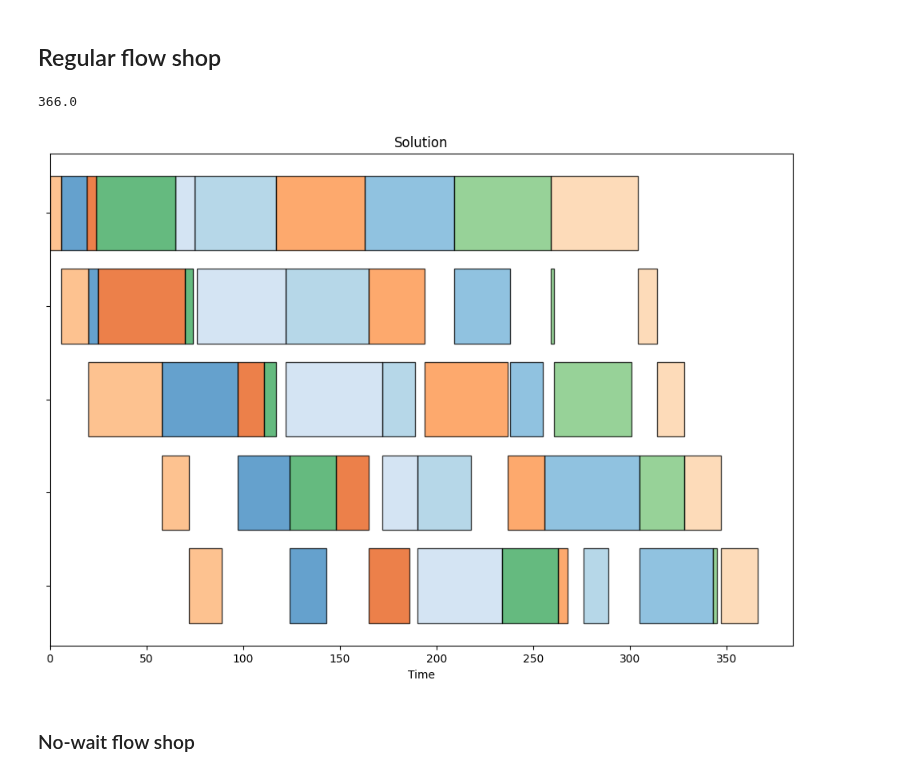
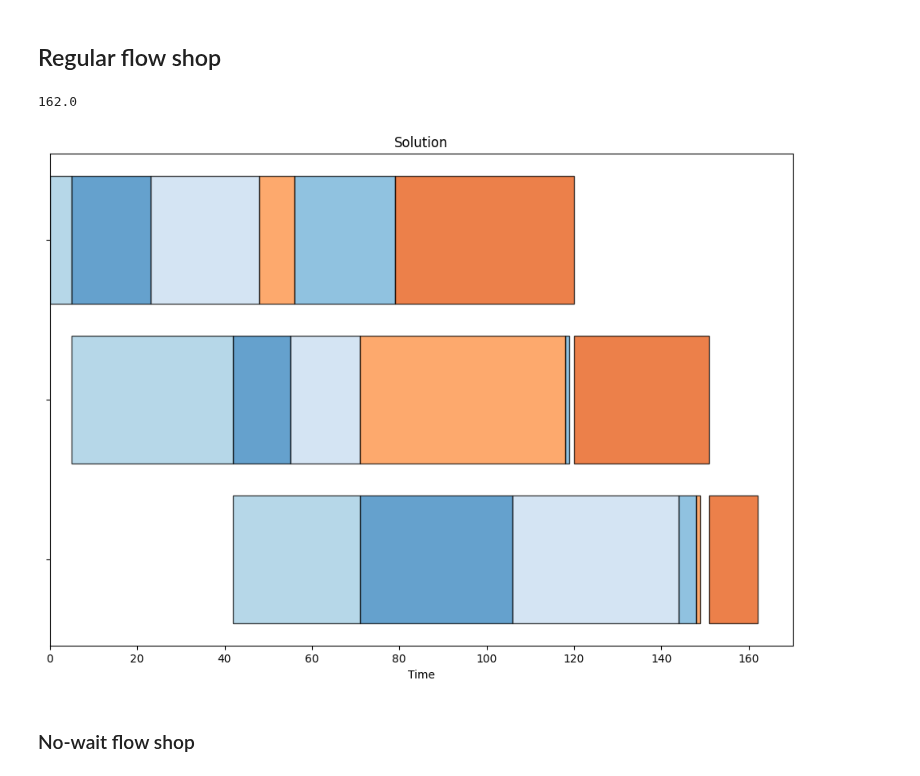
Before and after one commit to PyJobShop/PyJobShop, a Jupyter notebook: examples/flow_shop.ipynb, the cells around one changed output. Saved outputs shown, nothing was run; the diff lists cells and outputs as text; code cells hidden in the pictures.

```diff
--- a/examples/flow_shop.ipynb
+++ b/examples/flow_shop.ipynb
@@ -9,8 +9,8 @@ import random
 
 from pyjobshop import Model, plot
 
-num_jobs = 10
-num_machines = 5
+num_jobs = 6
+num_machines = 3
 processing_times = [
     [random.randint(1, 50) for _ in range(num_machines)]
     for _ in range(num_jobs)
@@ -20,24 +20,24 @@ processing_times = [
 # %%
 model = Model()
 jobs = [model.add_job() for _ in range(num_jobs)]
 machines = [model.add_machine() for _ in range(num_machines)]
 
 for job_idx, job in enumerate(jobs):
     tasks = [model.add_task(job=job) for _ in range(num_machines)]
 
     for machine_idx, task in enumerate(tasks):
         duration = processing_times[job_idx][machine_idx]
         model.add_processing_time(task, machines[machine_idx], duration)
 
     for idx in range(num_machines - 1):
         model.add_end_before_start(tasks[idx], tasks[idx + 1])
 
-result = model.solve(display=False)
+result = model.solve(display=False, time_limit=10)
 print(result.objective)
 plot(model.data(), result.best)
 # %% [output]
-366.0
+162.0
-[figure, old version]
+[figure, new version]
 # %% [markdown]
 ### No-wait flow shop
 # %%
```
Also changed, not shown: parts of 2 cells of this notebook.
